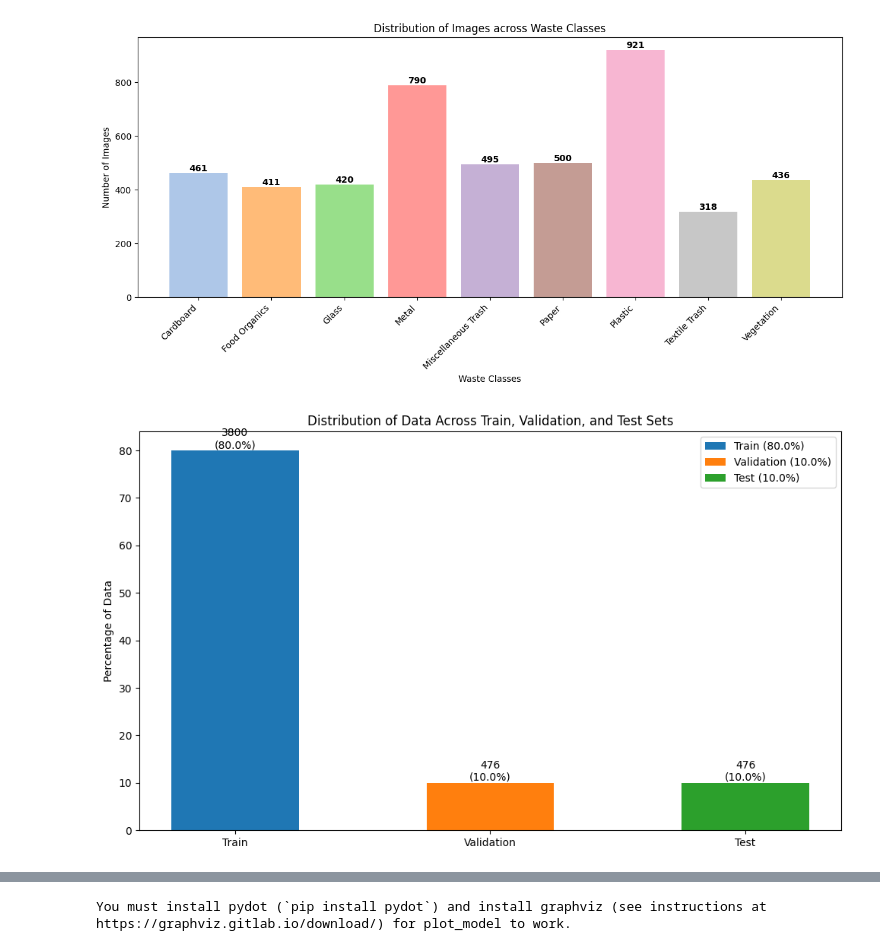
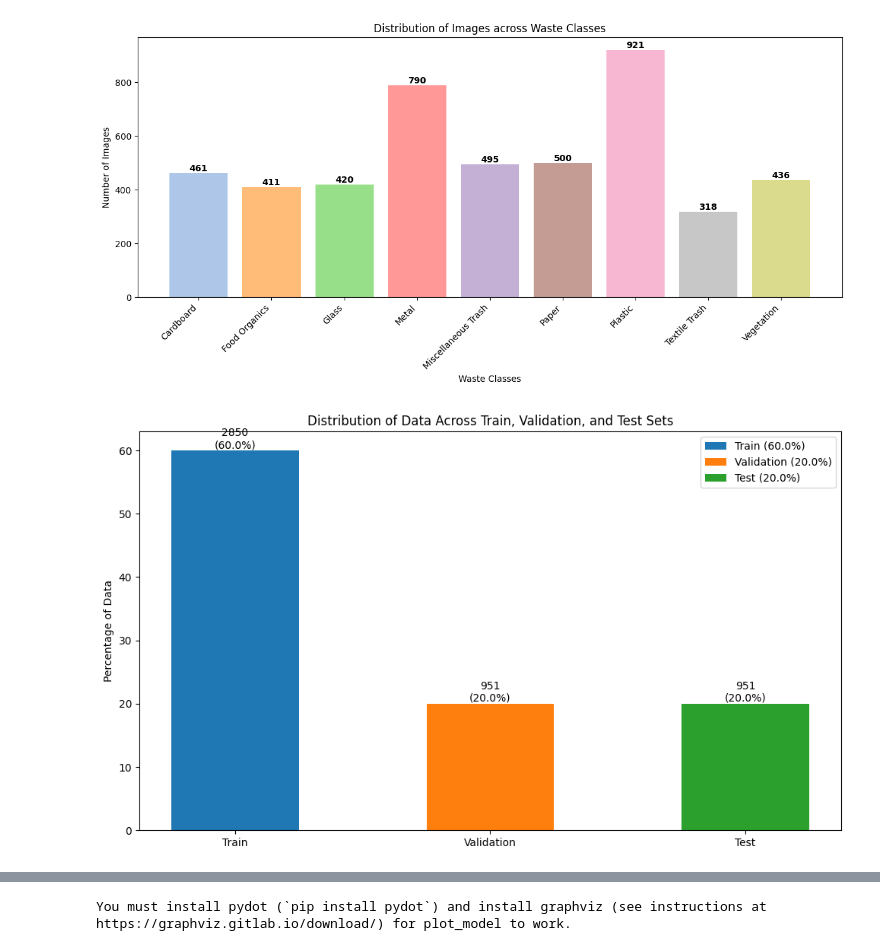
Before and after one commit to TeamVortex-X/Simple-convolutional-neural-network-to-perform-classification, a Jupyter notebook: RealWaste.ipynb, the cells around one changed output, grey strips where cells are left out. Saved outputs shown, nothing was run; the diff lists cells and outputs as text; code cells hidden in the pictures.

Commit message:
changed train test split

```diff
--- a/RealWaste.ipynb
+++ b/RealWaste.ipynb
@@ -30,7 +29,7 @@ Is TensorFlow using GPU: True
 Available GPUs: [PhysicalDevice(name='/physical_device:GPU:0', device_type='GPU')]
 # %%
 # Define the path to the dataset
-dataset_path = r"C:\Users\pasir\Desktop\PR_assignment\realwaste\realwaste-main\RealWaste"
+dataset_path = r"D:\Pattern_Recognition\realwaste\realwaste-main\RealWaste"
 
 # Define classes
 classes = ["Cardboard", "Food Organics", "Glass", "Metal", "Miscellaneous Trash", "Paper", "Plastic", "Textile Trash", "Vegetation"]
@@ -167,9 +166,9 @@ from sklearn.model_selection import train_test_split
 # %%
 from sklearn.model_selection import train_test_split
 # Define ratio
-train_ratio = 0.80
-val_ratio = 0.10
-test_ratio = 0.10
+train_ratio = 0.60
+val_ratio = 0.20
+test_ratio = 0.20
 
 # Split train and test first
 df_train_val, df_test = train_test_split(df, test_size=test_ratio, stratify=df['Class'], random_state=42)
@@ -177,34 +176,34 @@ df_train_val, df_test = train_test_split(df, test_size=test_ratio, stratify=df['
 # Then split train_val into train and validation
 df_train, df_val = train_test_split(df_train_val, test_size=val_ratio/(train_ratio+val_ratio), stratify=df_train_val['Class'], random_state=42)
 
 # Prepare data for visualization
 datasets = [df_train, df_val, df_test]
 names = ['Train', 'Validation', 'Test']
 colors = ['#1f77b4', '#ff7f0e', '#2ca02c']  # Blue, Orange, Green
 
 # Create the bar chart
 fig, ax = plt.subplots(figsize=(10, 6))
 
 x = np.arange(len(names))
 total = len(df)
 widths = [len(d) / total for d in datasets]
 
 for i, (dataset, name, color) in enumerate(zip(datasets, names, colors)):
     count = len(dataset)
     percentage = count / total * 100
     ax.bar(i, percentage, width=0.5, color=color, label=f'{name} ({percentage:.1f}%)')
     ax.text(i, percentage, f'{count}\n({percentage:.1f}%)', ha='center', va='bottom')
 
 ax.set_ylabel('Percentage of Data')
 ax.set_title('Distribution of Data Across Train, Validation, and Test Sets')
 ax.set_xticks(x)
 ax.set_xticklabels(names)
 ax.legend()
 
 plt.tight_layout()
 plt.show()
 # %% [output]
-[figure, old version]
+[figure, new version]
 # %%
 # Define colors
 colors = ['#aec7e8', '#ffbb78', '#98df8a', '#ff9896', '#c5b0d5',
```
Also changed, not shown: parts of 9 cells of this notebook.
